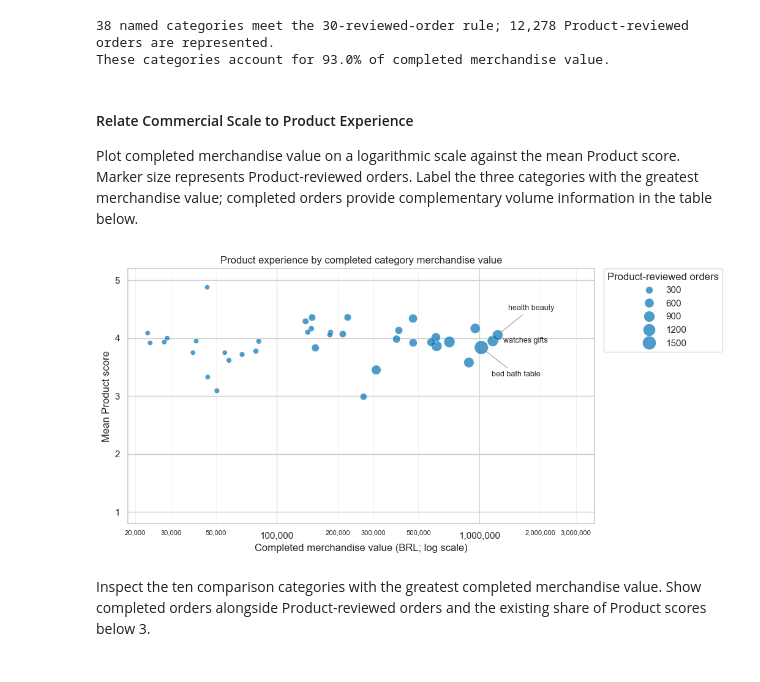
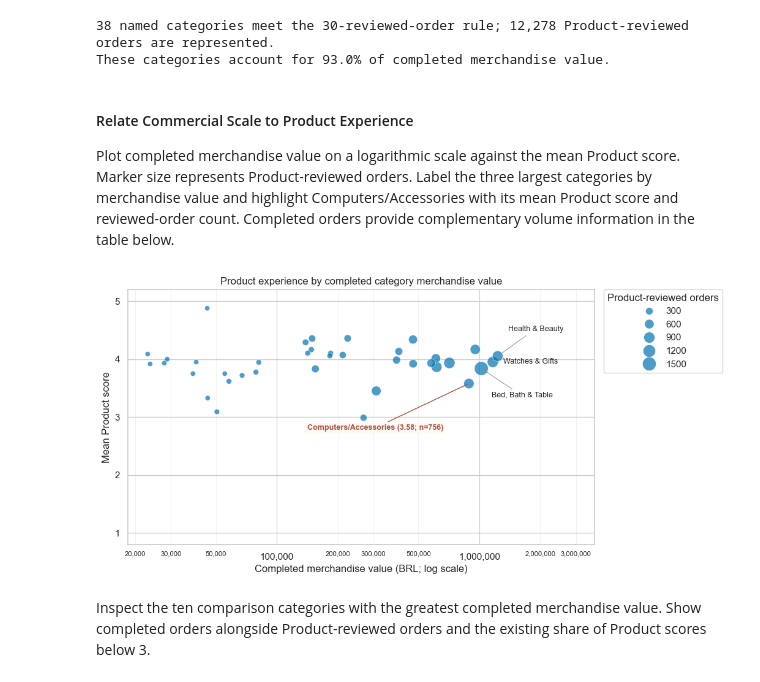
Before and after one commit to pwang-72/olist-ecommerce-analysis, a Jupyter notebook: notebooks/05_business_performance.ipynb, the cells around one changed output. Saved outputs shown, nothing was run; the diff lists cells and outputs as text; code cells hidden in the pictures.

```diff
--- a/notebooks/05_business_performance.ipynb
+++ b/notebooks/05_business_performance.ipynb
@@ -4457,8 +4459,9 @@ These categories account for 93.0% of completed merchandise value.
 
 Plot completed merchandise value on a logarithmic scale against the mean
 Product score. Marker size represents Product-reviewed orders. Label the
-three categories with the greatest merchandise value; completed orders
-provide complementary volume information in the table below.
+three largest categories by merchandise value and highlight
+Computers/Accessories with its mean Product score and reviewed-order count.
+Completed orders provide complementary volume information in the table below.
 # %%
 fig, ax = plt.subplots(figsize=(10.5, 5.2))
 
@@ -4480,6 +4483,11 @@ sns.scatterplot(
 )
 
 category_label_offsets = [(12, 32), (12, 0), (12, -32)]
+category_display_names = {
+    'health_beauty': 'Health & Beauty',
+    'watches_gifts': 'Watches & Gifts',
+    'bed_bath_table': 'Bed, Bath & Table',
+}
 
 for (category, row), offset in zip(
     category_business_comparison.nlargest(
@@ -4488,7 +4496,10 @@ for (category, row), offset in zip(
     category_label_offsets,
 ):
     ax.annotate(
-        category.replace('_', ' '),
+        category_display_names.get(
+            category,
+            category.replace('_', ' ').title(),
+        ),
         xy=(row.merchandise_value, row.mean_product_score),
         xytext=offset,
         textcoords='offset points',
@@ -4500,6 +4511,37 @@ for (category, row), offset in zip(
             'linewidth': 0.7,
         },
     )
+
+computers_accessories = category_business_comparison.loc[
+    'computers_accessories'
+]
+ax.annotate(
+    f'Computers/Accessories '
+    f'({computers_accessories.mean_product_score:.2f}; '
+    f'n={computers_accessories.product_review_orders:,.0f})',
+    xy=(
+        computers_accessories.merchandise_value,
+        computers_accessories.mean_product_score,
+    ),
+    xytext=(-30, -52),
+    textcoords='offset points',
+    fontsize=9,
+    fontweight='semibold',
+    color='#A6543F',
+    ha='right',
+    va='center',
+    bbox={
+        'boxstyle': 'round,pad=0.2',
+        'facecolor': '#FFF8F3',
+        'edgecolor': 'none',
+        'alpha': 0.9,
+    },
+    arrowprops={
+        'arrowstyle': '-',
+        'color': '#A6543F',
+        'linewidth': 1.0,
+    },
+)
 
 ax.set_xscale('log')
 
@@ -4535,34 +4577,34 @@ ax.grid(
     axis='x',
     which='minor',
     linewidth=0.5,
     alpha=0.35,
 )
 
 ax.set(
     xlabel='Completed merchandise value (BRL; log scale)',
     ylabel='Mean Product score',
     title='Product experience by completed category merchandise value',
     xlim=(
         category_business_comparison.merchandise_value.min() * 0.8,
         category_business_comparison.merchandise_value.max() * 3,
     ),
     ylim=(0.8, 5.2),
     yticks=[1, 2, 3, 4, 5],
 )
 
 ax.legend(
     title='Product-reviewed orders',
     loc='upper left',
     bbox_to_anchor=(1.02, 1),
     borderaxespad=0,
 )
 
 fig.tight_layout()
 plt.show()
 
 save_figure(fig, 'category_value_vs_product_experience')
 # %% [output]
-[figure, old version]
+[figure, new version]
 # %% [markdown]
 Inspect the ten comparison categories with the greatest completed
 merchandise value. Show completed orders alongside Product-reviewed orders
```
Also changed, not shown: parts of 1 cell of this notebook.
